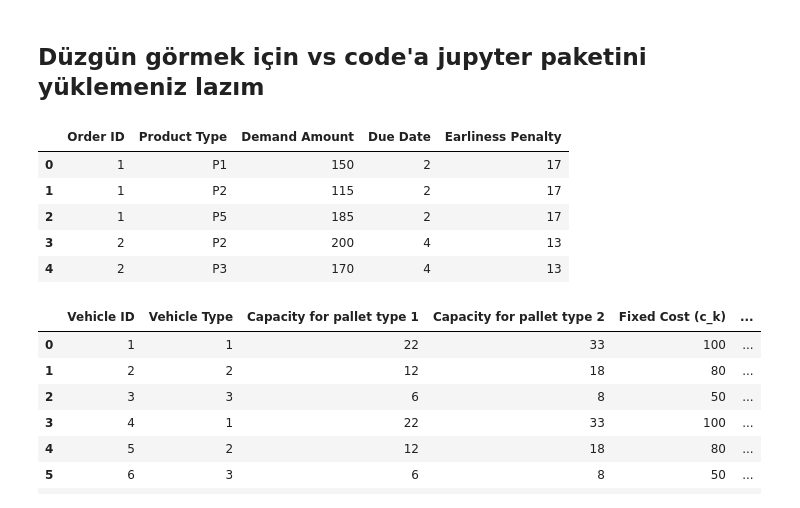
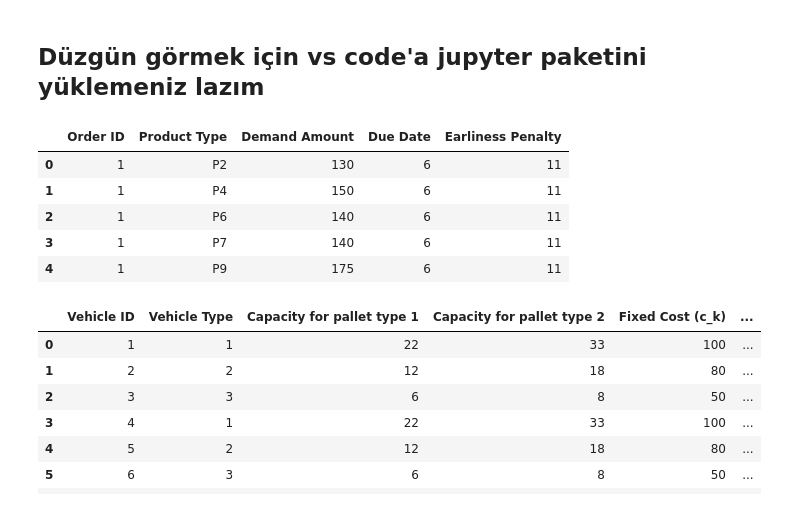
Before and after one commit to cheeseburgerhere/End395, a Jupyter notebook: model.ipynb, the cells around one changed output. Drawn from its saved outputs; the diff is of its cells as text; code cells hidden in the pictures.

```diff
--- a/model.ipynb
+++ b/model.ipynb
@@ -6,17 +6,17 @@ import pandas as pd
 # %%
 #!pip install openpyxl
 
-directory="Scenarios\ProjectPart1-Scenario1.xlsx"
+directory="Scenarios\ProjectPart1-Scenario3.xlsx"
 #pandas depens on this package to read excel files
 orders=pd.read_excel(directory,sheet_name="Orders")
 orders.head()
 # %% [output]
 |  | Order ID | Product Type | Demand Amount | Due Date | Earliness Penalty |
-| 0 | 1 | P1 | 150 | 2 | 17 |
-| 1 | 1 | P2 | 115 | 2 | 17 |
-| 2 | 1 | P5 | 185 | 2 | 17 |
-| 3 | 2 | P2 | 200 | 4 | 13 |
-| 4 | 2 | P3 | 170 | 4 | 13 |
+| 0 | 1 | P2 | 130 | 6 | 11 |
+| 1 | 1 | P4 | 150 | 6 | 11 |
+| 2 | 1 | P6 | 140 | 6 | 11 |
+| 3 | 1 | P7 | 140 | 6 | 11 |
+| 4 | 1 | P9 | 175 | 6 | 11 |
 # %%
 trucks=pd.read_excel(directory,sheet_name="Vehicles")
 trucks
```
Also changed, not shown: parts of 11 cells of this notebook, 3 other files.
